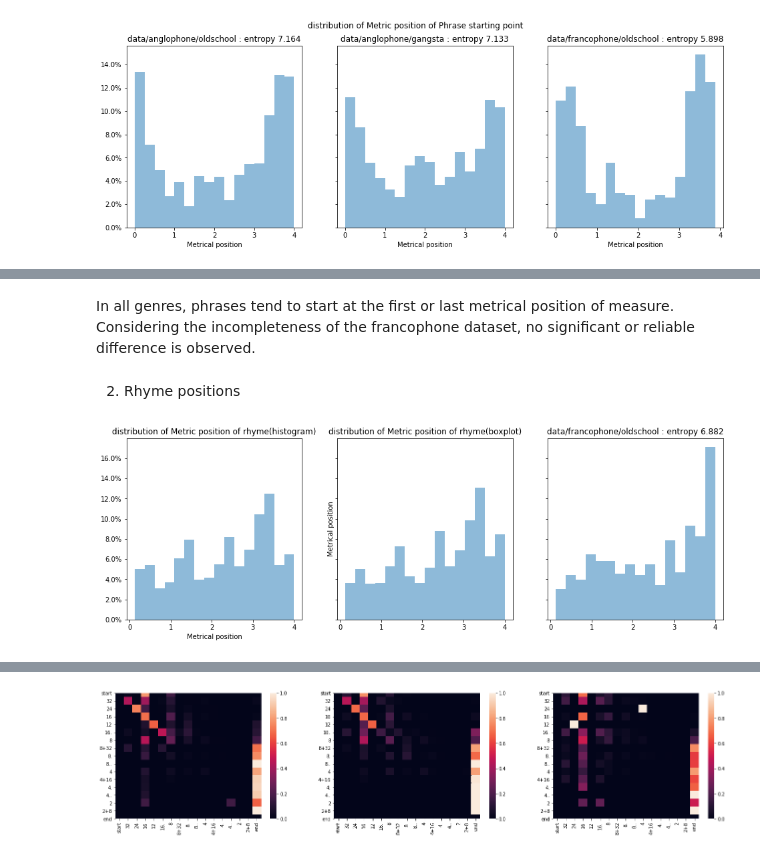
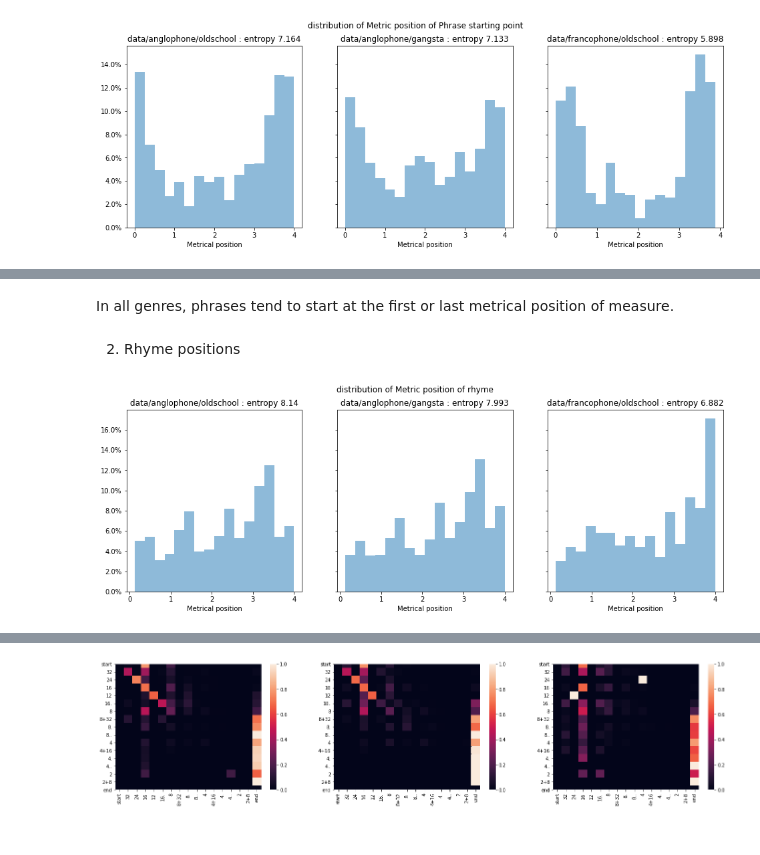
Before and after one commit to haeeunkim/dh401, a Jupyter notebook: milestone4.ipynb, the cells around one changed output, grey strips where cells are left out. Saved outputs shown, nothing was run; the diff lists cells and outputs as text; code cells hidden in the pictures.

```diff
--- a/milestone4.ipynb
+++ b/milestone4.ipynb
@@ -51,15 +105,6 @@ import seaborn as sns
 # %%
 # modules to define the HumdrumSummary class object
 
-
-def check_measure_validity(df, measures, meter):
-    # check if all the measures have the exact number of beats required for each measure, which is specified in the meter
-
-    invalid_measures = []
-    for i in range(len(measures)-1):
-        snippet = df.loc[measures[i]+1: measures[i+1]-1]
-        if snippet['**recip'].sum() != meter[0] : invalid_measures.append(df['**recip'].loc[measures[i]])
-    return invalid_measures
 
 
 def handle_metadata(df, metadata):
@@ -78,9 +123,8 @@ def handle_metadata(df, metadata):
 
 
 def handle_pickup(df, meter):
-    # for MCflow dataset
-    # After some standarized methods are made in XMLparser, may be applicable to the French dataset as well.
     # if a verse starts with a syncopated pickup measure, handle the rests right before the start of the verse.
+    # This is to remove distortion caused by pickup rests, when calculating IOIs
 
     df['pickup'] = False
 
@@ -134,18 +178,13 @@ def _convert_recip(string, ref):
             return string
 
 def get_ioi(df):
-    # handle IOIs
-# merge consecutive rests
+    # calculate IOIs by merging rests to the note right before.
     ioi_df = df.copy()
 
-    # remove pickups
+
     ioi_df = ioi_df[~ioi_df.pickup]
-
     ioi_df = ioi_df.reset_index(drop=True)
 
-    # get rest index
-    # get the notes just before.
-    # merge
 
     rests_split = [list(map(itemgetter(1), g)) for k, g in \
                     groupby(enumerate(ioi_df[ioi_df['**lyrics'] == '.'].index), lambda x: x[0]-x[1])]
@@ -153,7 +192,6 @@ def get_ioi(df):
     for rs in rests_split:
         if len(rs) > 1:
             #handle interal merge first
-    #        print(ioi_df.loc[rs])
             total_rests = ioi_df.loc[rs,'**recip'].sum()
             ioi_df.loc[rs[:-1],'**recip'] = 0
             ioi_df.loc[rs[-1],'**recip'] = total_rests
@@ -697,18 +797,18 @@ plt.show()
 # %% [markdown]
-In all genres, phrases tend to start at the first or last metrical position of measure. Considering the incompleteness of the francophone dataset, no significant or reliable difference is observed.
+In all genres, phrases tend to start at the first or last metrical position of measure.
 # %% [markdown]
 2. Rhyme positions
 # %%
 func = lambda x:x.rhyme.tolist()
 
 fig, axs = plot_entropy_analysis(func)
 
 
 feature = 'Metric position of rhyme'
 unit = 'Metrical position'
 
 
-plot_label(fig, axs, feature, unit)
+plot_label(fig, axs, feature, unit, entropy=True)
 plt.show()
 # %% [output]
-[figure, old version]
+[figure, new version]
```
Also changed, not shown: parts of 51 cells of this notebook.
